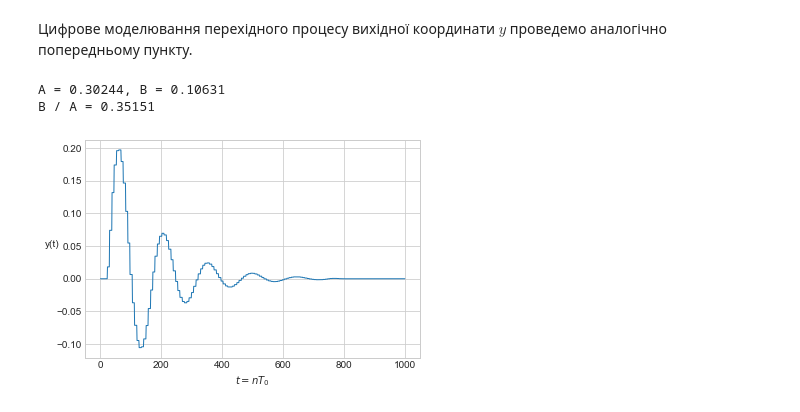
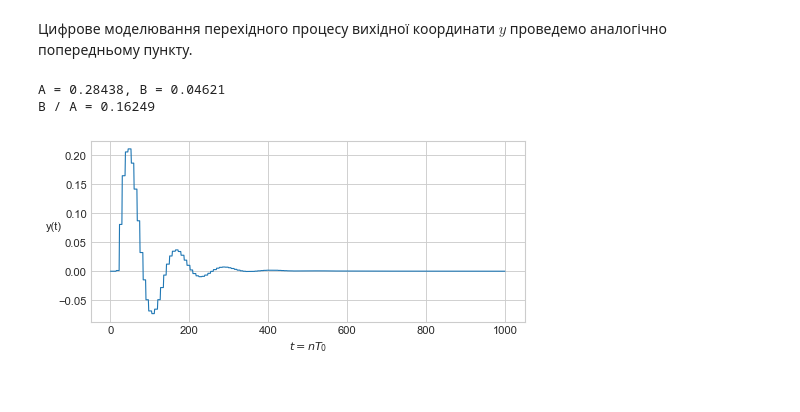
Before and after one commit to Yalikesifulei/iasa_control_theory_coursework, a Jupyter notebook: help.ipynb, the cells around one changed output. Saved outputs shown, nothing was run; the diff lists cells and outputs as text; code cells hidden in the pictures.

```diff
--- a/help.ipynb
+++ b/help.ipynb
@@ -656,32 +695,33 @@ K_p_opt = 0.20311
 # %% [markdown]
 Цифрове моделювання перехідного процесу вихідної координати $y$ проведемо аналогічно попередньому пункту.
 # %%
-W_obj = lambda s: k * mp.exp(- tau * s) / ((T_1 * s + 1) * (T_2 * s + 1) * (T_3 * s + 1))
+W_obj = lambda s: k * mp.exp(- tau * s) / ((T_1 * s + 1) * (T_2 * s + 1))
 W_reg = lambda s: K_p_opt * (1 + 1 / (T_I_opt * s))
 G = lambda s: (1 - mp.exp(- s * T_0_opt)) / s
 
 W_zamk = lambda s: (W_obj(s) * W_reg(s) / (1 + W_obj(s) * W_reg(s))) * G(s)
 
 y_out = lambda t: mp.invertlaplace(W_zamk, t, method='dehoog') if t > 0 else 0
 
 max_modeling_time = 1000
 t_discr = np.linspace(0, max_modeling_time, num=int(max_modeling_time/T_0_opt))
 y_val = np.array([float(y_out(t)) for t in tqdm(t_discr)])
 
 A = y_val.max() - y_val.min()
 B = y_val[y_val.argmin():].max() - y_val[y_val.argmin():][y_val[y_val.argmin():].argmax():].min()
 print(f'A = {A:.5f}, B = {B:.5f}')
 print(f'B / A = {(B / A):.5f}')
 
 interp = interp1d(t_discr, y_val, kind='zero')
 t_domain = np.linspace(0, max_modeling_time, num=max_modeling_time)
 
+plt.figure(figsize=(7, 3), dpi=80)
 plt.plot(t_domain, interp(t_domain), linewidth=1)
 plt.xlabel('$t = nT_0$')
 plt.ylabel('y(t)', rotation=0)
 plt.savefig('latex/pics/transient_process_task_5_2.png', bbox_inches='tight', dpi=300)
 plt.show()
 # %% [output]
-A = 0.30244, B = 0.10631
-B / A = 0.35151
+A = 0.28438, B = 0.04621
+B / A = 0.16249
-[figure, old version]
+[figure, new version]
```
Also changed, not shown: parts of 3 cells of this notebook, 6 other files.
